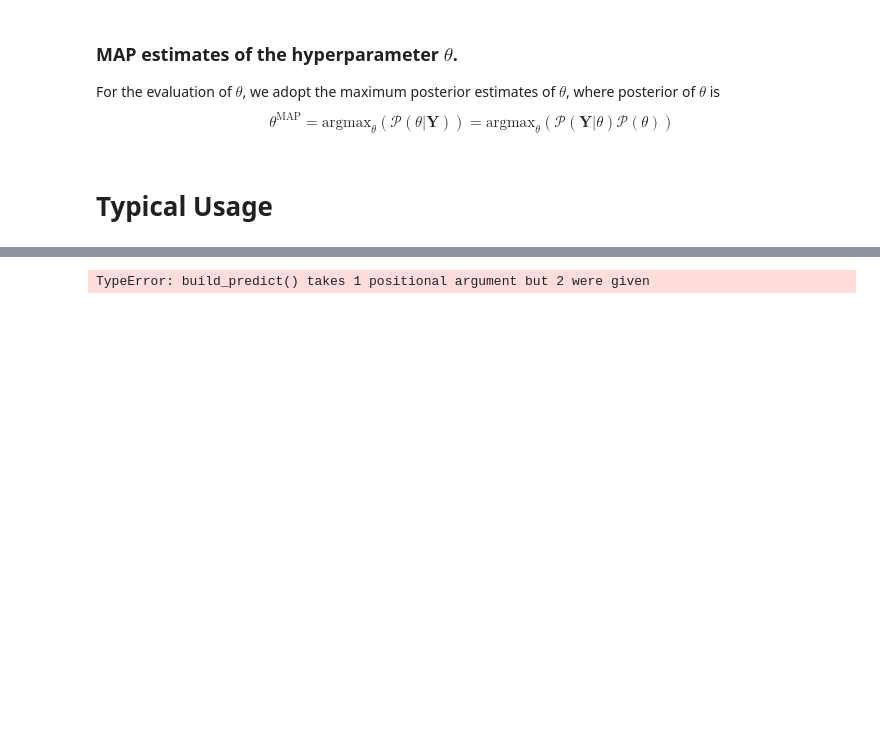
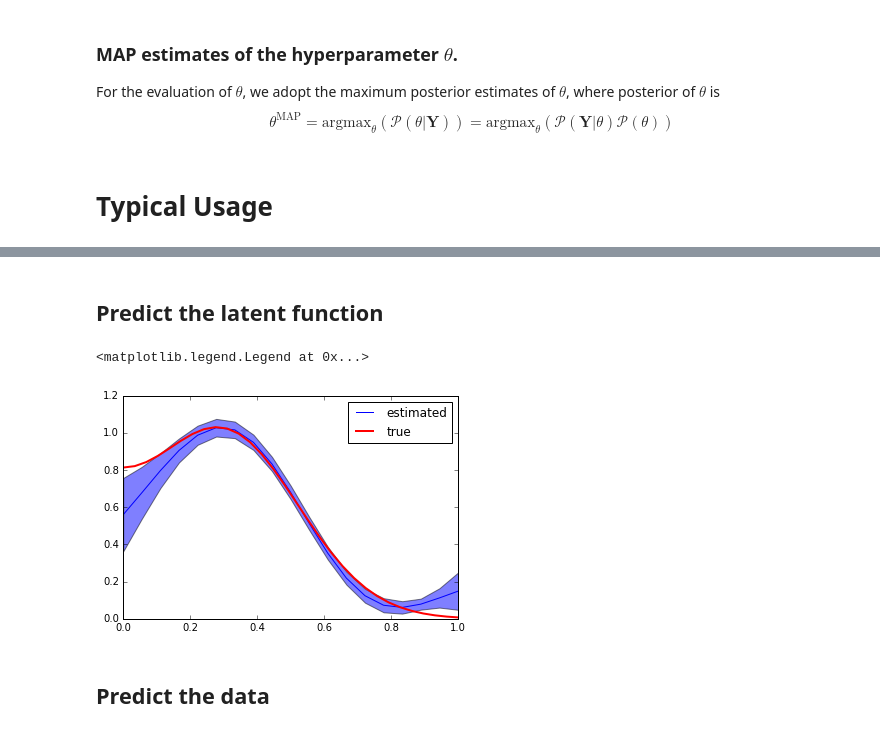
Before and after one commit to fujii-team/GPinv, a Jupyter notebook: notebooks/linear_model_example.ipynb, the cells around one changed output, grey strips where cells are left out. Cells and saved outputs as stored; diff of their text form; code cells hidden in the pictures; blank space fills up the shorter version.

Commit message:
predict_f, predict_y are added.

```diff
--- a/notebooks/linear_model_example.ipynb
+++ b/notebooks/linear_model_example.ipynb
@@ -140,4 +140,19 @@ optimization terminated, setting model state
-# %%
-model.predict_f(r.reshape(-1,1))
-# %% [output]
-TypeError: build_predict() takes 1 positional argument but 2 were given
+# %% [markdown]
+## Predict the latent function
+# %%
+r_new = np.linspace(0.,1., 19)
+f_mu, f_var = model.predict_f(r_new.reshape(-1,1))
+# %%
+f_mu = f_mu.flatten()
+f_var = f_var.flatten()
+# %%
+plt.fill_between(r_new, f_mu+np.sqrt(f_var), f_mu-np.sqrt(f_var), alpha=0.5)
+plt.plot(r_new, f_mu, label='estimated')
+plt.plot(r, f, '-r', label='true',lw=2)
+plt.plot([0,1],[0,0],'--k')
+plt.legend(loc='best')
+# %% [output]
+<matplotlib.legend.Legend at 0x...>
+[figure, added]
+# %% [markdown]
+## Predict the data
```
Also changed, not shown: parts of 5 cells of this notebook, 6 other files.
